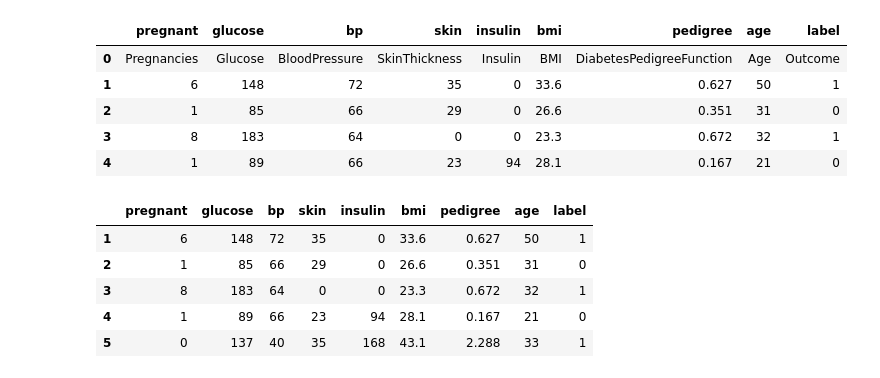
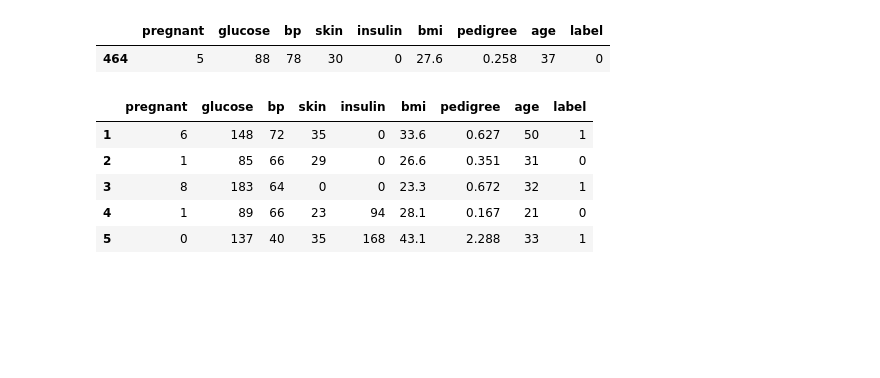
Before and after one commit to busybee23/Diabetes-Detection, a Jupyter notebook: diabetic_analysis_logistic_regression.ipynb, the cells around one changed output. Saved outputs shown, nothing was run; the diff lists cells and outputs as text; code cells hidden in the pictures; blank space fills up the shorter version.

```diff
--- a/diabetic_analysis_logistic_regression.ipynb
+++ b/diabetic_analysis_logistic_regression.ipynb
@@ -8,15 +8,11 @@ import seaborn as sns
 # %%
 # load dataset
 col_names = ['pregnant', 'glucose', 'bp', 'skin', 'insulin', 'bmi', 'pedigree', 'age', 'label']
-diabetes_data = pd.read_csv("data/diabetes.csv", header=None, names=col_names)
-diabetes_data.head()
+diabetes_data = pd.read_csv("Dataset/diabetes.csv", header=None, names=col_names)
+#diabetes_data.iloc[[464]] to print a particular columns
 # %% [output]
 |  | pregnant | glucose | bp | skin | insulin | bmi | pedigree | age | label |
-| 0 | Pregnancies | Glucose | BloodPressure | SkinThickness | Insulin | BMI | DiabetesPedigreeFunction | Age | Outcome |
-| 1 | 6 | 148 | 72 | 35 | 0 | 33.6 | 0.627 | 50 | 1 |
-| 2 | 1 | 85 | 66 | 29 | 0 | 26.6 | 0.351 | 31 | 0 |
-| 3 | 8 | 183 | 64 | 0 | 0 | 23.3 | 0.672 | 32 | 1 |
-| 4 | 1 | 89 | 66 | 23 | 94 | 28.1 | 0.167 | 21 | 0 |
+| 464 | 5 | 88 | 78 | 30 | 0 | 27.6 | 0.258 | 37 | 0 |
 # %%
 #Eliminate first row
 diabetes_data = diabetes_data.iloc[1:]
```
Also changed, not shown: parts of 9 cells of this notebook, 2 other files.
